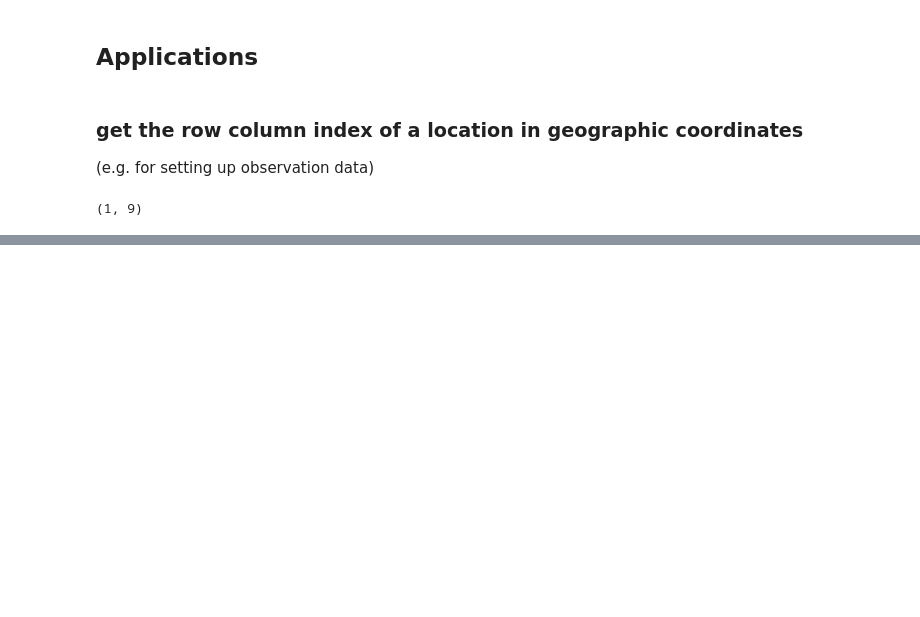
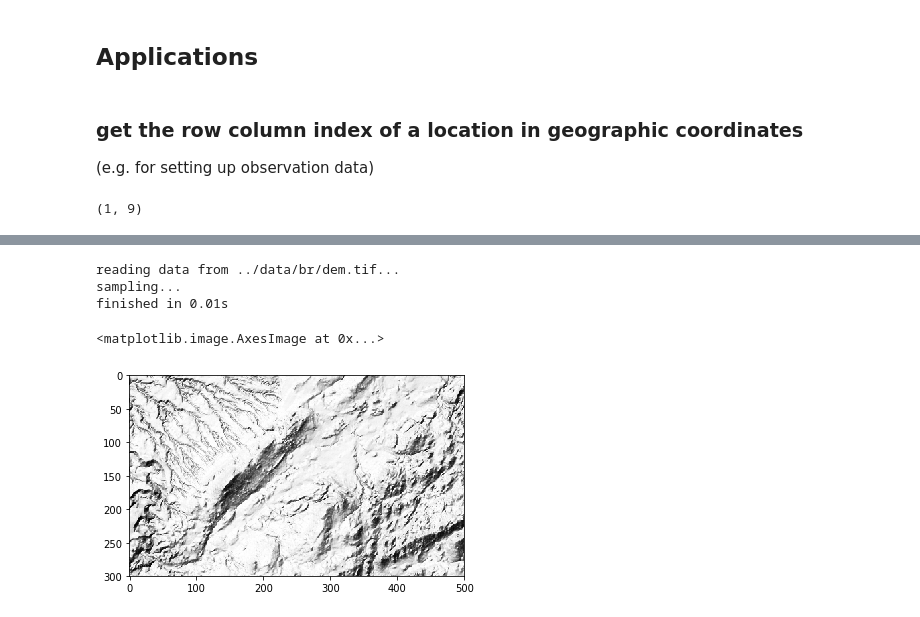
Before and after one commit to aleaf/flopy, a Jupyter notebook: examples/Notebooks/SpatialReference_demo.ipynb, the cells around one changed output, grey strips where cells are left out. Cells and saved outputs as stored; diff of their text form; code cells hidden in the pictures; blank space fills up the shorter version.

Commit message:
sample and intersect methods

```diff
--- a/examples/Notebooks/SpatialReference_demo.ipynb
+++ b/examples/Notebooks/SpatialReference_demo.ipynb
@@ -137,0 +142,4 @@ sr.get_rc(11.9, 13.5)
+# %%
+from flopy.utils.preprocessing import get_values_at_points
+from matplotlib.colors import LightSource
+ls = LightSource(azdeg=315, altdeg=45)
@@ -137,0 +148,13 @@ sr.get_rc(11.9, 13.5)
+# %%
+nrow, ncol = 300, 500
+dxy = 100 # feet (model coordinates)
+xll = 680500
+yll = 5137500
+rotation = 0.
+
+sr = SpatialReference(delc=np.ones(nrow)*dxy, delr=np.ones(ncol)*dxy,
+                      xll=xll, yll=yll, rotation=rotation,
+                      epsg=26715, # coordinate reference for UTM meters, zone 15 N
+                      lenuni=1, # model grid in feet
+                          )
+sr
@@ -137,0 +167,11 @@ sr.get_rc(11.9, 13.5)
+# %%
+results = sr.sample('../data/br/dem.tif')
+# %% [output]
+reading data from ../data/br/dem.tif...
+sampling...
+finished in 0.01s
+# %%
+plt.imshow(ls.hillshade(results), cmap='Greys_r')
+# %% [output]
+<matplotlib.image.AxesImage at 0x...>
+[figure, added]
```
Also changed, not shown: parts of 12 cells of this notebook, 2 other files.
